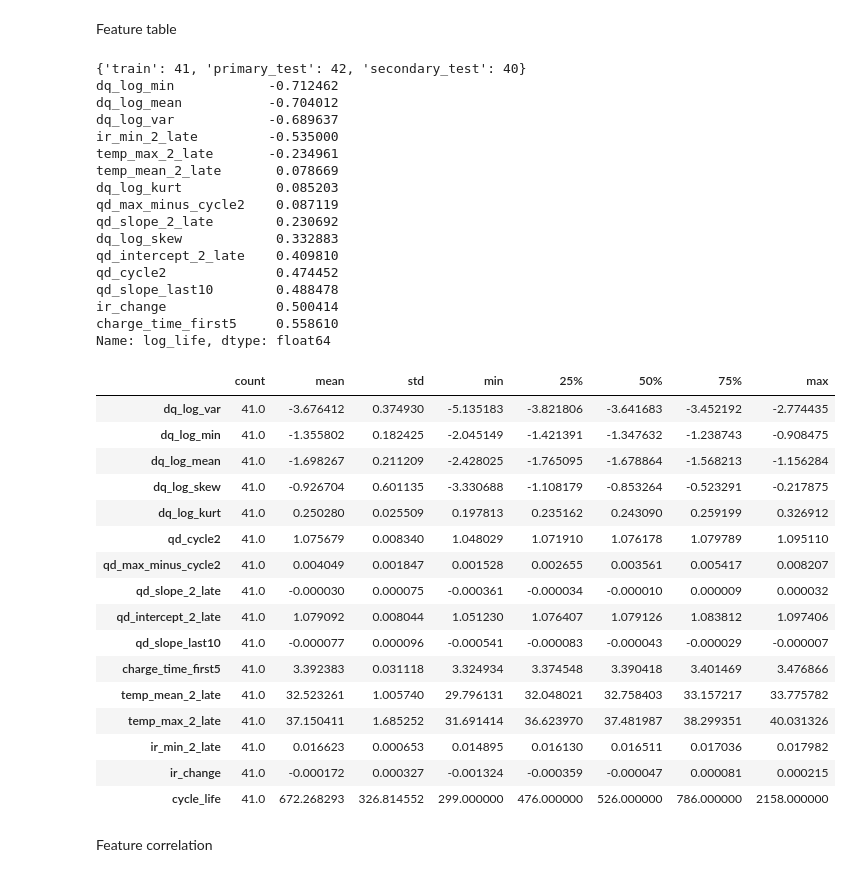
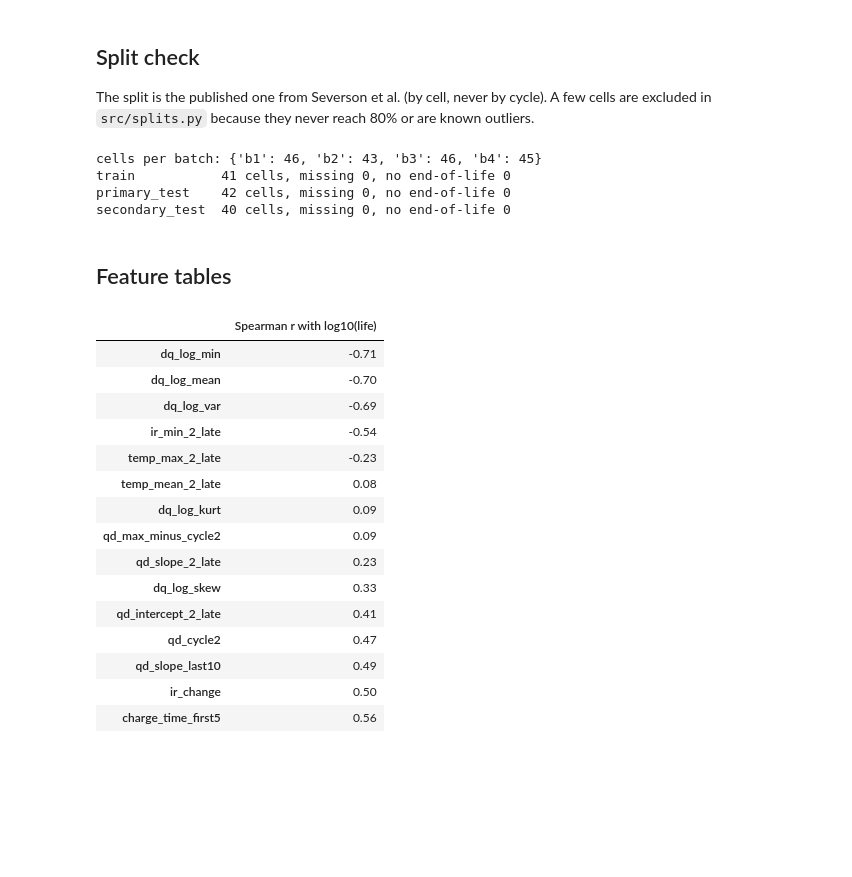
Before and after one commit to ManasKoti/battery-rul, a Jupyter notebook: notebooks/02_features.ipynb, the cells around one changed output. Saved outputs shown, nothing was run; the diff lists cells and outputs as text; code cells hidden in the pictures; blank space fills up the shorter version.

```diff
--- a/notebooks/02_features.ipynb
+++ b/notebooks/02_features.ipynb
@@ -65,49 +24,40 @@ from src.features import build_feature_table
-# %% [markdown]
-Feature table
+# %% [markdown]
+## Split check
+
+The split is the published one from Severson et al. (by cell, never by cycle). A few cells are excluded in `src/splits.py` because they never reach 80% or are known outliers.
+# %%
+cells = load_cache()
+print("cells per batch:", dict(Counter(cid[:2] for cid in cells)))
+for name, ids in SPLITS.items():
+    missing = [c for c in ids if c not in cells]
+    no_eol = [c for c in ids if c in cells and np.isnan(cycle_life(cells[c]["qd"]))]
+    print(f"{name:15s} {len(ids)} cells, missing {len(missing)}, no end-of-life {len(no_eol)}")
+# %% [output]
+cells per batch: {'b1': 46, 'b2': 43, 'b3': 46, 'b4': 45}
+train           41 cells, missing 0, no end-of-life 0
+primary_test    42 cells, missing 0, no end-of-life 0
+secondary_test  40 cells, missing 0, no end-of-life 0
+# %% [markdown]
+## Feature tables
 # %%
-cells = load_cache()
 tables = {name: build_feature_table(cells, ids) for name, ids in SPLITS.items()}
-print({k: len(v) for k, v in tables.items()})
-
 train = tables["train"].assign(log_life=lambda d: np.log10(d["cycle_life"]))
 corr = train.corr(method="spearman")["log_life"].drop(["log_life", "cycle_life"])
-print(corr.sort_values())
-
-train.drop(columns="log_life").describe().T
+corr.sort_values().round(2).to_frame("Spearman r with log10(life)")
 # %% [output]
-{'train': 41, 'primary_test': 42, 'secondary_test': 40}
-dq_log_min            -0.712462
-dq_log_mean           -0.704012
-dq_log_var            -0.689637
-ir_min_2_late         -0.535000
-temp_max_2_late       -0.234961
-temp_mean_2_late       0.078669
-dq_log_kurt            0.085203
-qd_max_minus_cycle2    0.087119
-qd_slope_2_late        0.230692
-dq_log_skew            0.332883
-qd_intercept_2_late    0.409810
-qd_cycle2              0.474452
-qd_slope_last10        0.488478
-ir_change              0.500414
-charge_time_first5     0.558610
-Name: log_life, dtype: float64
-|  | count | mean | std | min | 25% | 50% | 75% | max |
-| dq_log_var | 41.0 | -3.676412 | 0.374930 | -5.135183 | -3.821806 | -3.641683 | -3.452192 | -2.774435 |
-| dq_log_min | 41.0 | -1.355802 | 0.182425 | -2.045149 | -1.421391 | -1.347632 | -1.238743 | -0.908475 |
-| dq_log_mean | 41.0 | -1.698267 | 0.211209 | -2.428025 | -1.765095 | -1.678864 | -1.568213 | -1.156284 |
-| dq_log_skew | 41.0 | -0.926704 | 0.601135 | -3.330688 | -1.108179 | -0.853264 | -0.523291 | -0.217875 |
-| dq_log_kurt | 41.0 | 0.250280 | 0.025509 | 0.197813 | 0.235162 | 0.243090 | 0.259199 | 0.326912 |
-| qd_cycle2 | 41.0 | 1.075679 | 0.008340 | 1.048029 | 1.071910 | 1.076178 | 1.079789 | 1.095110 |
-| qd_max_minus_cycle2 | 41.0 | 0.004049 | 0.001847 | 0.001528 | 0.002655 | 0.003561 | 0.005417 | 0.008207 |
-| qd_slope_2_late | 41.0 | -0.000030 | 0.000075 | -0.000361 | -0.000034 | -0.000010 | 0.000009 | 0.000032 |
-| qd_intercept_2_late | 41.0 | 1.079092 | 0.008044 | 1.051230 | 1.076407 | 1.079126 | 1.083812 | 1.097406 |
-| qd_slope_last10 | 41.0 | -0.000077 | 0.000096 | -0.000541 | -0.000083 | -0.000043 | -0.000029 | -0.000007 |
-| charge_time_first5 | 41.0 | 3.392383 | 0.031118 | 3.324934 | 3.374548 | 3.390418 | 3.401469 | 3.476866 |
-| temp_mean_2_late | 41.0 | 32.523261 | 1.005740 | 29.796131 | 32.048021 | 32.758403 | 33.157217 | 33.775782 |
-| temp_max_2_late | 41.0 | 37.150411 | 1.685252 | 31.691414 | 36.623970 | 37.481987 | 38.299351 | 40.031326 |
-| ir_min_2_late | 41.0 | 0.016623 | 0.000653 | 0.014895 | 0.016130 | 0.016511 | 0.017036 | 0.017982 |
-| ir_change | 41.0 | -0.000172 | 0.000327 | -0.001324 | -0.000359 | -0.000047 | 0.000081 | 0.000215 |
-| cycle_life | 41.0 | 672.268293 | 326.814552 | 299.000000 | 476.000000 | 526.000000 | 786.000000 | 2158.000000 |
+|  | Spearman r with log10(life) |
+| dq_log_min | -0.71 |
+| dq_log_mean | -0.70 |
+| dq_log_var | -0.69 |
+| ir_min_2_late | -0.54 |
+| temp_max_2_late | -0.23 |
+| temp_mean_2_late | 0.08 |
+| dq_log_kurt | 0.09 |
+| qd_max_minus_cycle2 | 0.09 |
+| qd_slope_2_late | 0.23 |
+| dq_log_skew | 0.33 |
+| qd_intercept_2_late | 0.41 |
+| qd_cycle2 | 0.47 |
+| qd_slope_last10 | 0.49 |
+| ir_change | 0.50 |
+| charge_time_first5 | 0.56 |
-# %% [markdown]
-Feature correlation
```
Also changed, not shown: parts of 11 cells of this notebook, 30 other files.
